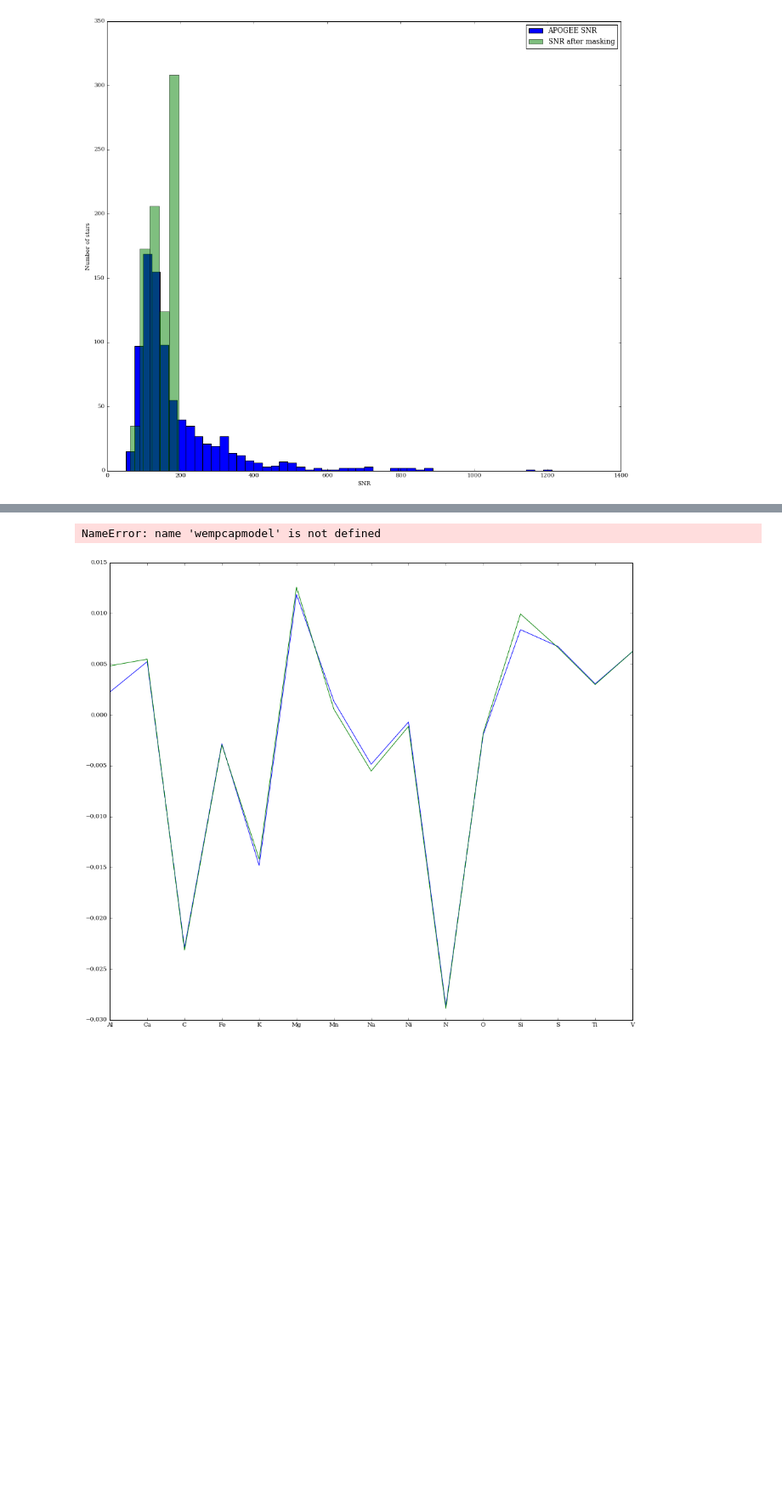
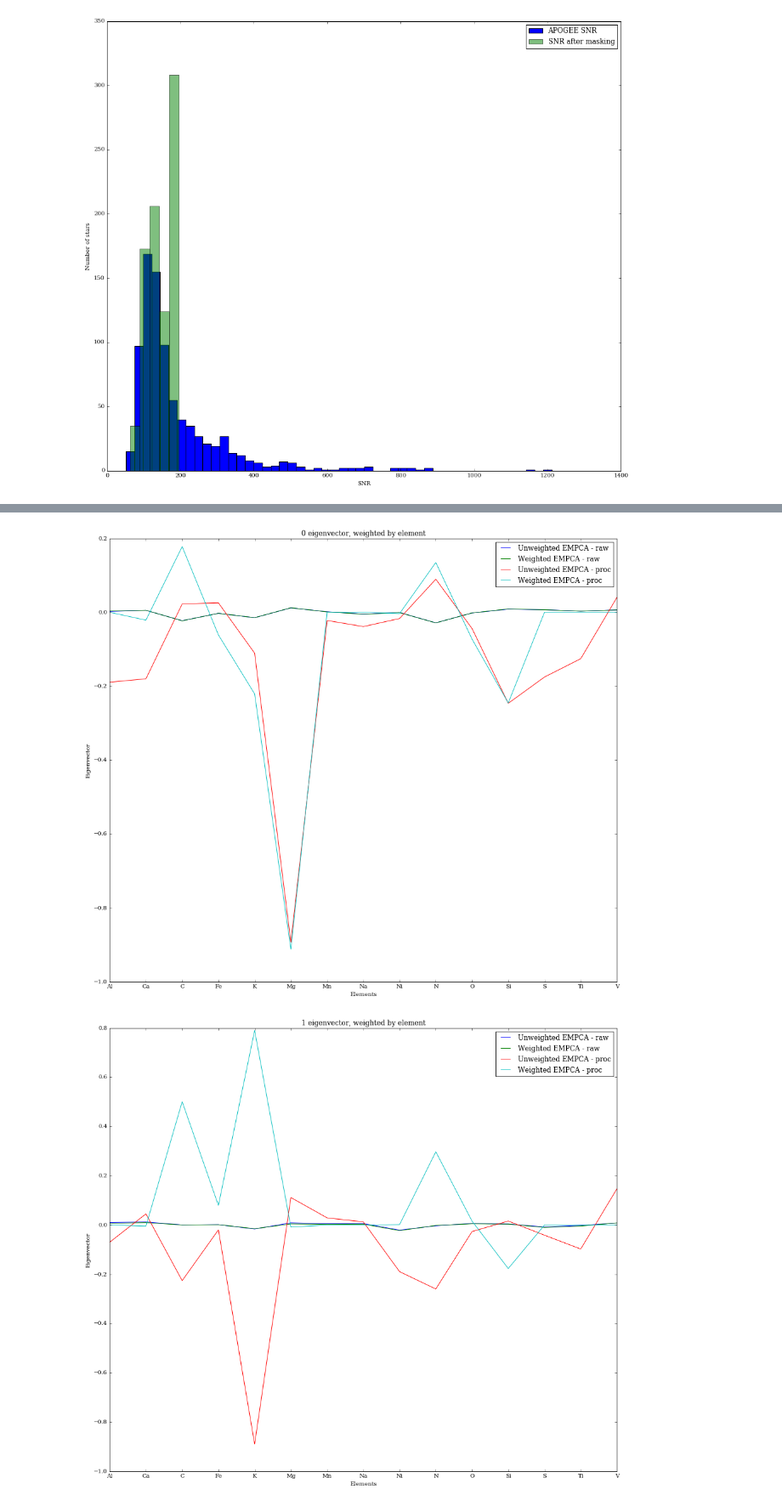
Before and after one commit to NatalieP-J/rcapogee-plots, a Jupyter notebook: Red Clump Plots.ipynb, the cells around one changed output, grey strips where cells are left out. Shown at 85% size. Drawn from its saved outputs; the diff is of its cells as text; code cells hidden in the pictures; blank space fills up the shorter version.

```diff
--- a/Red Clump Plots.ipynb
+++ b/Red Clump Plots.ipynb
@@ -42,6 +48,7 @@ plt.legend(loc = 'best')
 # %%
 # Do EMPCA
 nvecs = 30
+deltR2 = 2e-3
 empcaname = starsample.outName('pkl',content = 'empca',order = starsample.order,seed = starsample.seed,cross=starsample.cross)
 empcaname = empcaname.split('pkl')[0]+'nvec{0}'.format(nvecs)+'.pkl'
 if os.path.isfile(empcaname):
@@ -49,9 +56,9 @@ if os.path.isfile(empcaname):
 elif not os.path.isfile(empcaname):
     mask = (starsample.residual.mask.T==False)
     weights = mask.astype(int)
-    weights[mask] = 1./starsample.errs[mask]**2 # Correct?
-    empcamodel,runtime1 = timeIt(empca,starsample.residual.T,weights = mask.astype(int),nvec=nvecs)
+    weights[mask] = 1./np.sqrt(starsample.errs[mask]**2) # Correct?
+    empcamodel,runtime1 = timeIt(empca,starsample.residual.T,weights = mask.astype(int),nvec=nvecs,deltR2=deltR2)
     print 'Runtime:', runtime1/60.,' min'
-    empcamodel_weight,runtime2 = timeIt(empca,starsample.residual.T,weights = weights,nvec=nvecs)
+    empcamodel_weight,runtime2 = timeIt(empca,starsample.residual.T,weights = weights,nvec=nvecs,deltR2=deltR2)
     print 'Runtime:', runtime2/60.,' min'
     acs.pklwrite(empcaname,[empcamodel,empcamodel_weight])
@@ -132,6 +113,7 @@ for elem in elems:
 # %%
 # Do EMPCA on weighted residuals
 nvecs = 5
+deltR2 = 2e-5
 empcaname = starsample.outName('pkl',content = 'empca_element',order = starsample.order,
                                seed = starsample.seed,cross=starsample.cross)
 empcaname = empcaname.split('.pkl')[0]+'nvec{0}'.format(nvecs)+'.pkl'
@@ -140,9 +122,9 @@ if os.path.isfile(empcaname):
 elif not os.path.isfile(empcaname):
     mask = (weighted.T.mask==False)
     weights = 1./np.sqrt(weightedsigs.T**2) # Correct?
-    wempcamodel,runtime1 = timeIt(empca,weighted.T,weights = mask.astype(int),nvec=nvecs)
+    wempcamodel,runtime1 = timeIt(empca,weighted.T,weights = mask.astype(int),nvec=nvecs,deltR2=deltR2)
     print 'Runtime:', runtime1/60.,' min'
-    wempcamodel_weight,runtime2 = timeIt(empca,weighted.T,weights = weights,nvec=nvecs)
+    wempcamodel_weight,runtime2 = timeIt(empca,weighted.T,weights = weights,nvec=nvecs,deltR2=deltR2)
     print 'Runtime:', runtime2/60.,' min'
     acs.pklwrite(empcaname,[wempcamodel,wempcamodel_weight])
 # %% [output]
@@ -166,18 +148,18 @@ Runtime: 0.214880899588  min
 # %%
 for vec in range(5):
     plt.figure(figsize=(16,14))
     plt.xticks(range(len(elems)),elems)
     plt.plot(neweigvecs[vec],label='Unweighted EMPCA - raw')
     plt.plot(neweigvecs_w[vec],label='Weighted EMPCA - raw')
-    plt.plot(wempcapmodel.eigvec[vec], label= 'Unweighted EMPCA - proc')
+    plt.plot(wempcamodel.eigvec[vec], label= 'Unweighted EMPCA - proc')
     plt.plot(wempcamodel_weight.eigvec[vec], label= 'Weighted EMPCA - proc')
     plt.legend(loc='best')
     plt.xlabel('Elements')
     plt.ylabel('Eigenvector')
     plt.title('{0} eigenvector, weighted by element'.format(vec))
     plt.savefig('./{0}/empcaeig{1}_order{2}_seed{3}_cross{4}_{5}_u{6}_d{7}_nvec{8}.png'.format(starsample.type,vec, starsample.order,starsample.seed,starsample.cross,label,up,low,nvecs))
     if hidefigs:
         plt.close()
 # %% [output]
-NameError: name 'wempcapmodel' is not defined
-[figure, old version]
+[figure, new version]
+[figure, added]
```
Also changed, not shown: parts of 11 cells of this notebook, 2 other files.
